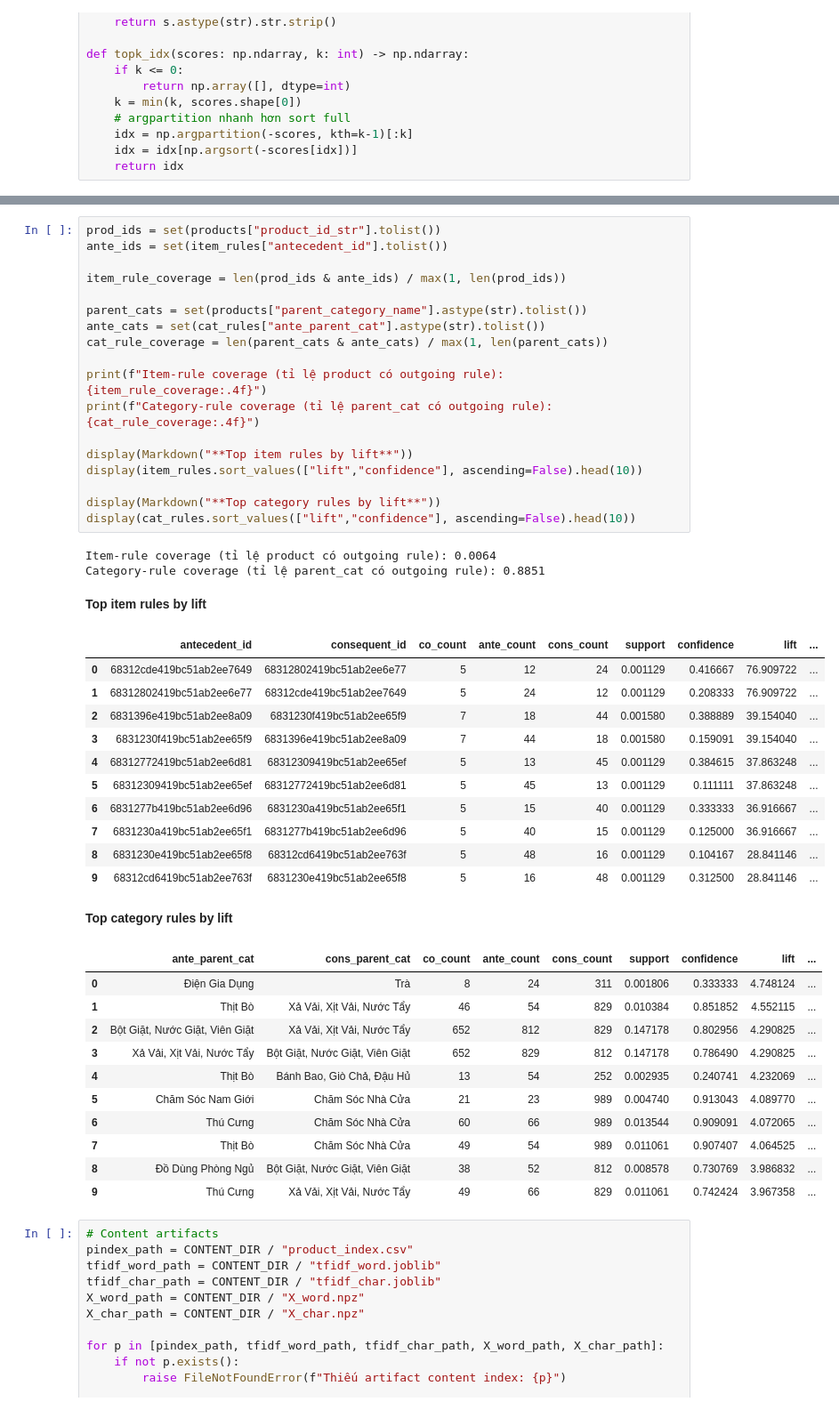
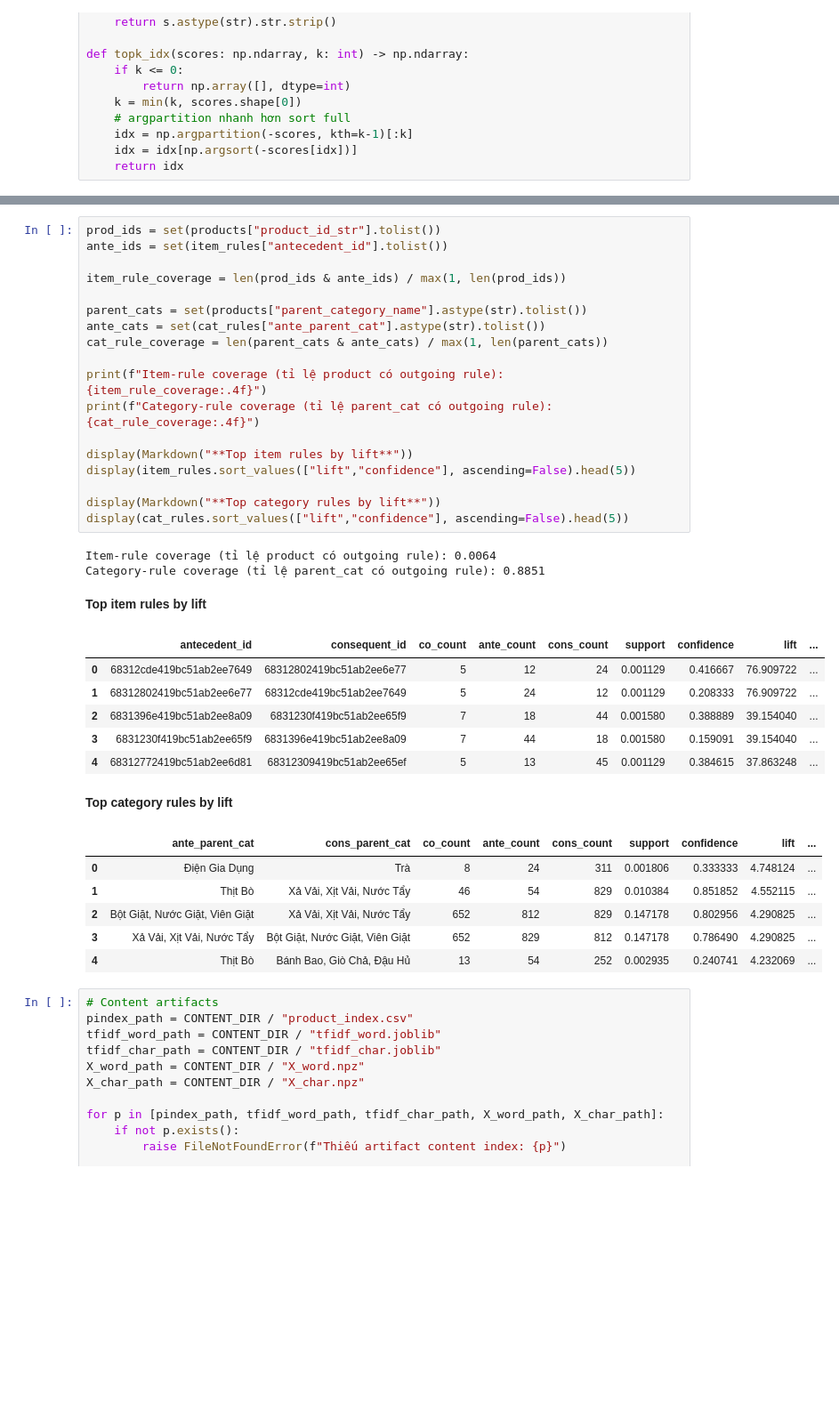
Before and after one commit to TranNhatMinh2012/DACNTT, a Jupyter notebook: LLMsRecommendation.ipynb, the cells around one changed output, grey strips where cells are left out. Shown at 89% size. Cells and saved outputs as stored; diff of their text form; blank space fills up the shorter version.

```diff
--- a/LLMsRecommendation.ipynb
+++ b/LLMsRecommendation.ipynb
@@ -154,36 +154,31 @@ category_rules: (869, 9)
 # %%
 prod_ids = set(products["product_id_str"].tolist())
 ante_ids = set(item_rules["antecedent_id"].tolist())
 
 item_rule_coverage = len(prod_ids & ante_ids) / max(1, len(prod_ids))
 
 parent_cats = set(products["parent_category_name"].astype(str).tolist())
 ante_cats = set(cat_rules["ante_parent_cat"].astype(str).tolist())
 cat_rule_coverage = len(parent_cats & ante_cats) / max(1, len(parent_cats))
 
 print(f"Item-rule coverage (tỉ lệ product có outgoing rule): {item_rule_coverage:.4f}")
 print(f"Category-rule coverage (tỉ lệ parent_cat có outgoing rule): {cat_rule_coverage:.4f}")
 
 display(Markdown("**Top item rules by lift**"))
-display(item_rules.sort_values(["lift","confidence"], ascending=False).head(10))
+display(item_rules.sort_values(["lift","confidence"], ascending=False).head(5))
 
 display(Markdown("**Top category rules by lift**"))
-display(cat_rules.sort_values(["lift","confidence"], ascending=False).head(10))
+display(cat_rules.sort_values(["lift","confidence"], ascending=False).head(5))
 # %% [output]
 Item-rule coverage (tỉ lệ product có outgoing rule): 0.0064
 Category-rule coverage (tỉ lệ parent_cat có outgoing rule): 0.8851
 **Top item rules by lift**
 |  | antecedent_id | consequent_id | co_count | ante_count | cons_count | support | confidence | lift | ... |
 | 0 | 68312cde419bc51ab2ee7649 | 68312802419bc51ab2ee6e77 | 5 | 12 | 24 | 0.001129 | 0.416667 | 76.909722 | ... |
 | 1 | 68312802419bc51ab2ee6e77 | 68312cde419bc51ab2ee7649 | 5 | 24 | 12 | 0.001129 | 0.208333 | 76.909722 | ... |
 | 2 | 6831396e419bc51ab2ee8a09 | 6831230f419bc51ab2ee65f9 | 7 | 18 | 44 | 0.001580 | 0.388889 | 39.154040 | ... |
 | 3 | 6831230f419bc51ab2ee65f9 | 6831396e419bc51ab2ee8a09 | 7 | 44 | 18 | 0.001580 | 0.159091 | 39.154040 | ... |
 | 4 | 68312772419bc51ab2ee6d81 | 68312309419bc51ab2ee65ef | 5 | 13 | 45 | 0.001129 | 0.384615 | 37.863248 | ... |
-| 5 | 68312309419bc51ab2ee65ef | 68312772419bc51ab2ee6d81 | 5 | 45 | 13 | 0.001129 | 0.111111 | 37.863248 | ... |
-| 6 | 6831277b419bc51ab2ee6d96 | 6831230a419bc51ab2ee65f1 | 5 | 15 | 40 | 0.001129 | 0.333333 | 36.916667 | ... |
-| 7 | 6831230a419bc51ab2ee65f1 | 6831277b419bc51ab2ee6d96 | 5 | 40 | 15 | 0.001129 | 0.125000 | 36.916667 | ... |
-| 8 | 6831230e419bc51ab2ee65f8 | 68312cd6419bc51ab2ee763f | 5 | 48 | 16 | 0.001129 | 0.104167 | 28.841146 | ... |
-| 9 | 68312cd6419bc51ab2ee763f | 6831230e419bc51ab2ee65f8 | 5 | 16 | 48 | 0.001129 | 0.312500 | 28.841146 | ... |
 **Top category rules by lift**
 |  | ante_parent_cat | cons_parent_cat | co_count | ante_count | cons_count | support | confidence | lift | ... |
 | 0 | Điện Gia Dụng | Trà | 8 | 24 | 311 | 0.001806 | 0.333333 | 4.748124 | ... |
@@ -191,11 +186,6 @@ Category-rule coverage (tỉ lệ parent_cat có outgoing rule): 0.8851
 | 2 | Bột Giặt, Nước Giặt, Viên Giặt | Xả Vải, Xịt Vải, Nước Tẩy | 652 | 812 | 829 | 0.147178 | 0.802956 | 4.290825 | ... |
 | 3 | Xả Vải, Xịt Vải, Nước Tẩy | Bột Giặt, Nước Giặt, Viên Giặt | 652 | 829 | 812 | 0.147178 | 0.786490 | 4.290825 | ... |
 | 4 | Thịt Bò | Bánh Bao, Giò Chả, Đậu Hủ | 13 | 54 | 252 | 0.002935 | 0.240741 | 4.232069 | ... |
-| 5 | Chăm Sóc Nam Giới | Chăm Sóc Nhà Cửa | 21 | 23 | 989 | 0.004740 | 0.913043 | 4.089770 | ... |
-| 6 | Thú Cưng | Chăm Sóc Nhà Cửa | 60 | 66 | 989 | 0.013544 | 0.909091 | 4.072065 | ... |
-| 7 | Thịt Bò | Chăm Sóc Nhà Cửa | 49 | 54 | 989 | 0.011061 | 0.907407 | 4.064525 | ... |
-| 8 | Đồ Dùng Phòng Ngủ | Bột Giặt, Nước Giặt, Viên Giặt | 38 | 52 | 812 | 0.008578 | 0.730769 | 3.986832 | ... |
-| 9 | Thú Cưng | Xả Vải, Xịt Vải, Nước Tẩy | 49 | 66 | 829 | 0.011061 | 0.742424 | 3.967358 | ... |
 # %%
 # Content artifacts
 pindex_path = CONTENT_DIR / "product_index.csv"
```
Also changed, not shown: parts of 10 cells of this notebook.
